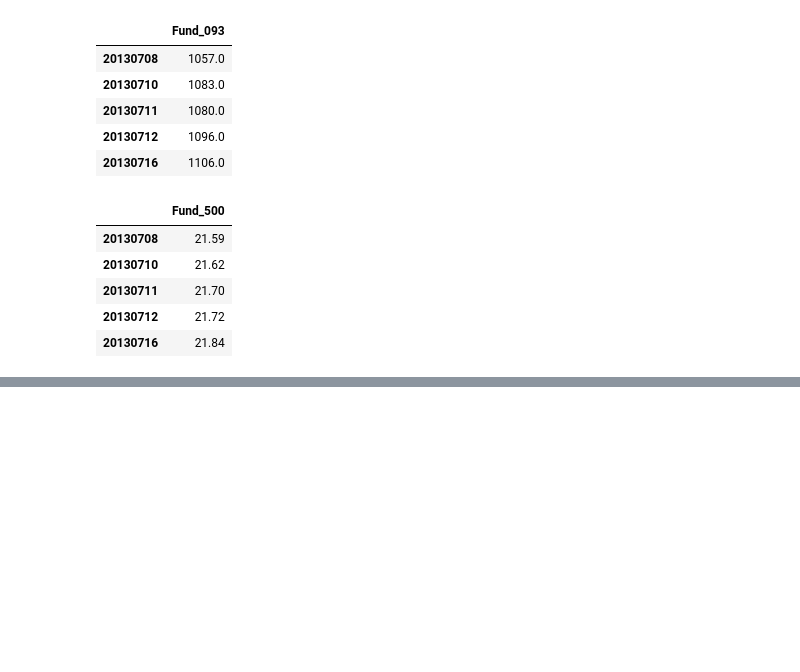
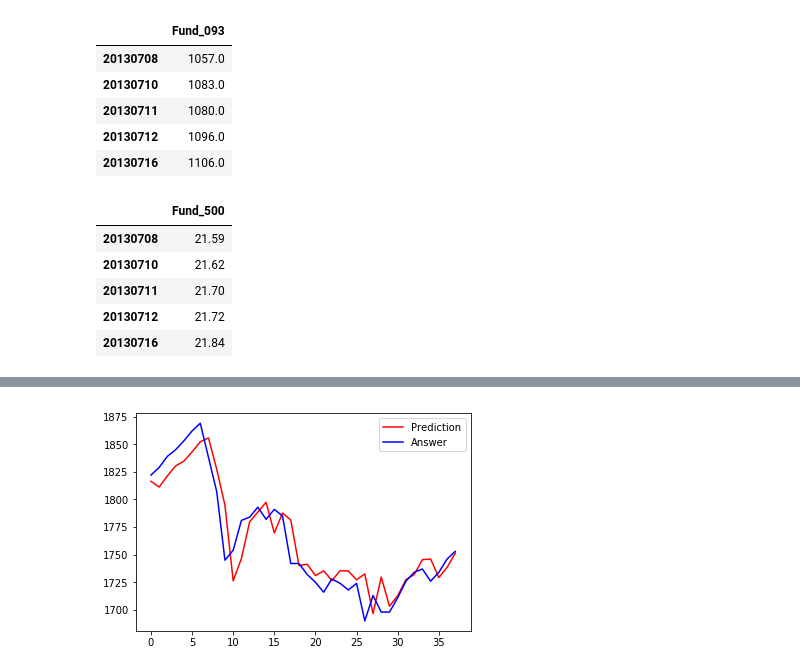
Before and after one commit to wellgary/MachineLearning, a Jupyter notebook: fund_data/revise_fund.ipynb, the cells around one changed output, grey strips where cells are left out. Cells and saved outputs as stored; diff of their text form; code cells hidden in the pictures; blank space fills up the shorter version.

```diff
--- a/fund_data/revise_fund.ipynb
+++ b/fund_data/revise_fund.ipynb
@@ -367,0 +440,2 @@ xx[726:len(xx)]
+# %%
+fund_93_2 = fund_93.iloc[726:len(fund_93)]
@@ -367,0 +444,2 @@ xx[726:len(xx)]
+# %%
+fund_93_2.index = range(0, len(fund_93_2))
@@ -367,0 +464,2 @@ xx[726:len(xx)]
+# %%
+fund_93_2["pred"] = denormalize(merge_fund_data, 0, 1, pred[0:38])
@@ -367,0 +472,2 @@ xx[726:len(xx)]
+# %%
+fund_93_2["y_test"] = denormalize(merge_fund_data, 0, 1, y_test[0:38])
@@ -367,0 +500,7 @@ xx[726:len(xx)]
+# %%
+plt.plot(fund_93_2["pred"], color='red', label='Prediction')
+plt.plot(fund_93_2["close"], color='blue', label='Answer')
+plt.legend(loc='best')
+plt.show()
+# %% [output]
+[figure, added]
```
Also changed, not shown: parts of 44 cells of this notebook.
